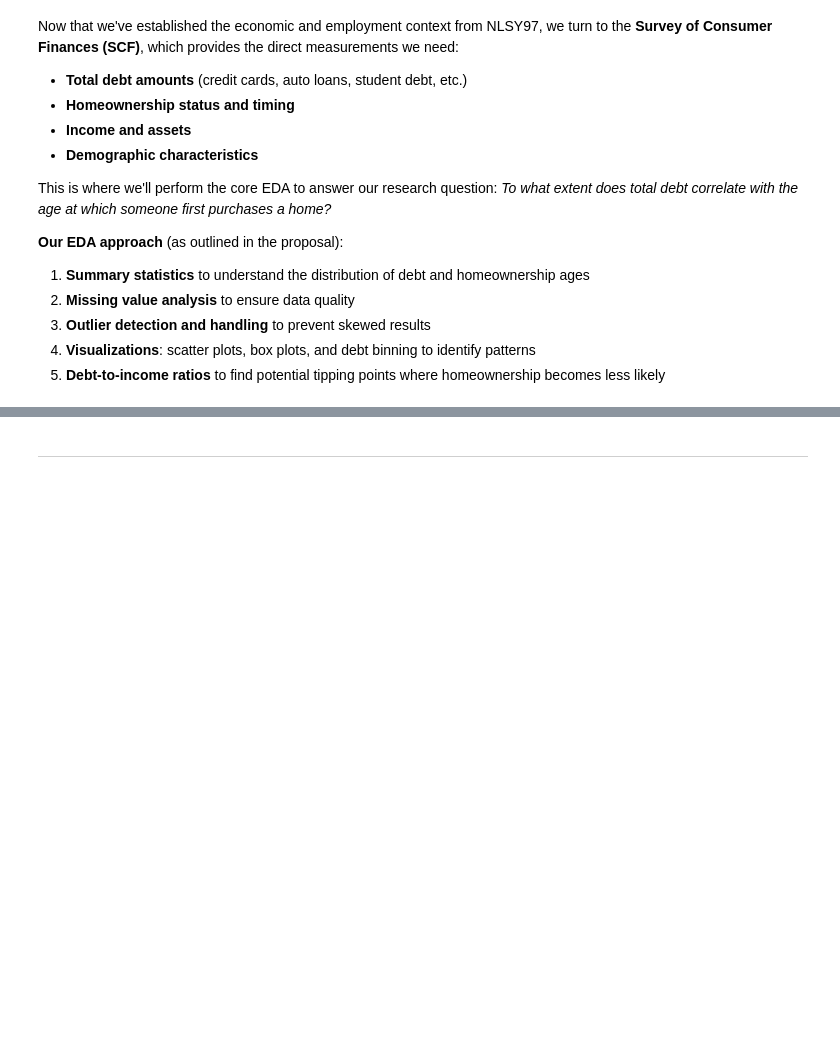
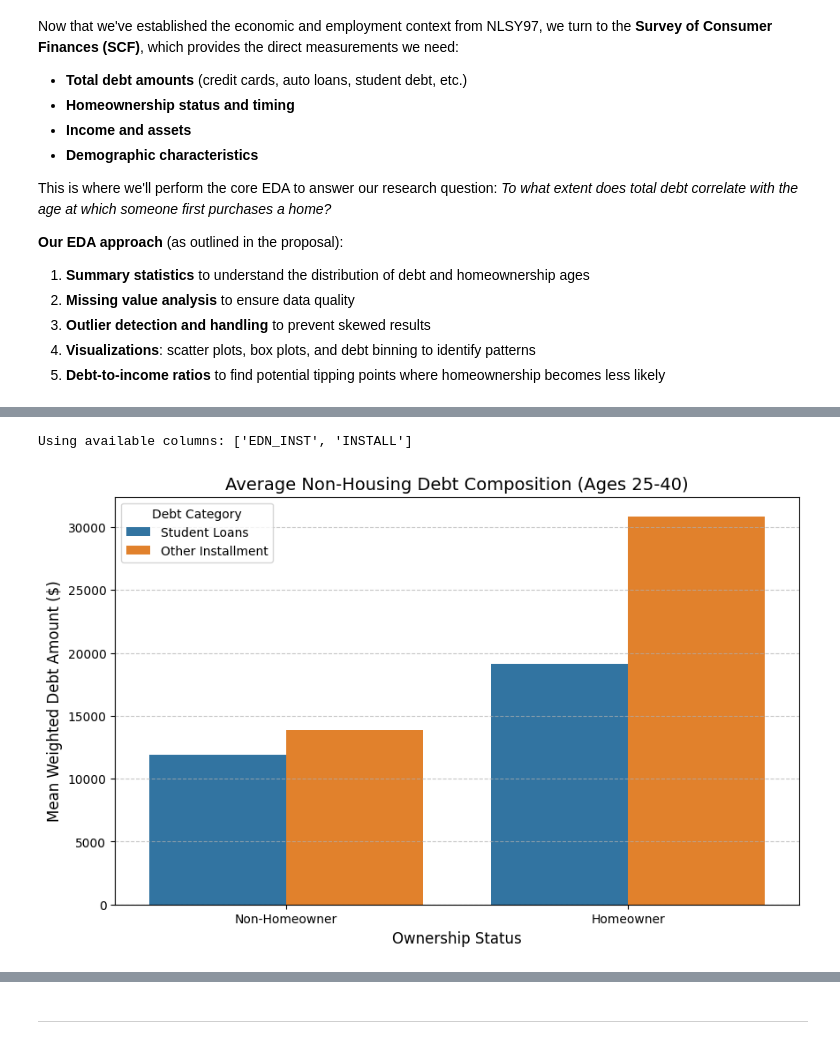
Before and after one commit to RaghavDewangan/Math189FinalProject, a Jupyter notebook: final.ipynb, the cells around one changed output, grey strips where cells are left out. Drawn from its saved outputs; the diff is of its cells as text; code cells hidden in the pictures; blank space fills up the shorter version.

```diff
--- a/final.ipynb
+++ b/final.ipynb
@@ -398,0 +404,52 @@ This is where we'll perform the core EDA to answer our research question: *To wh
+# %%
+import matplotlib.pyplot as plt
+import seaborn as sns
+import pandas as pd
+import numpy as np
+
+# 1. Define the possible debt columns based on SCF 2022 naming conventions
+# 'EDN_INST' is the standard name for Education-related installment debt (Student Loans)
+debt_map = {
+    'CCDEBT': 'Credit Card',
+    'EDN_INST': 'Student Loans',
+    'INSTALL': 'Other Installment'
+}
+
+# 2. Check which columns actually exist in your 'scfp' dataframe
+available_cols = [col for col in debt_map.keys() if col in scfp.columns]
+print(f"Using available columns: {available_cols}")
+
+# 3. Filter for the prime home-buying age (25-40)
+# We use the full scfp here because your model_df might have already dropped these columns
+prime_age_df = scfp[(scfp['AGE'] >= 25) & (scfp['AGE'] <= 40)].copy()
+
+# 4. Calculate weighted means for each available debt type
+# We divide the sum of (debt * weight) by the sum of weights
+def weighted_mean(df, col):
+    return (df[col] * df['WGT']).sum() / df['WGT'].sum()
+
+stack_results = []
+for own_status in [0, 1]:
+    subset = prime_age_df[prime_age_df['OWN'] == own_status]
+    for col in available_cols:
+        stack_results.append({
+            'Ownership': 'Homeowner' if own_status == 1 else 'Non-Homeowner',
+            'Debt Type': debt_map[col],
+            'Average Amount': weighted_mean(subset, col)
+        })
+
+stack_data = pd.DataFrame(stack_results)
+
+# 5. Visualization
+plt.figure(figsize=(10, 6))
+sns.barplot(data=stack_data, x='Ownership', y='Average Amount', hue='Debt Type')
+
+plt.title('Average Non-Housing Debt Composition (Ages 25-40)', fontsize=14)
+plt.ylabel('Mean Weighted Debt Amount ($)', fontsize=12)
+plt.xlabel('Ownership Status', fontsize=12)
+plt.legend(title='Debt Category')
+plt.grid(axis='y', linestyle='--', alpha=0.7)
+plt.show()
+# %% [output]
+Using available columns: ['EDN_INST', 'INSTALL']
+[figure, added]
```
Also changed, not shown: parts of 8 cells of this notebook.
